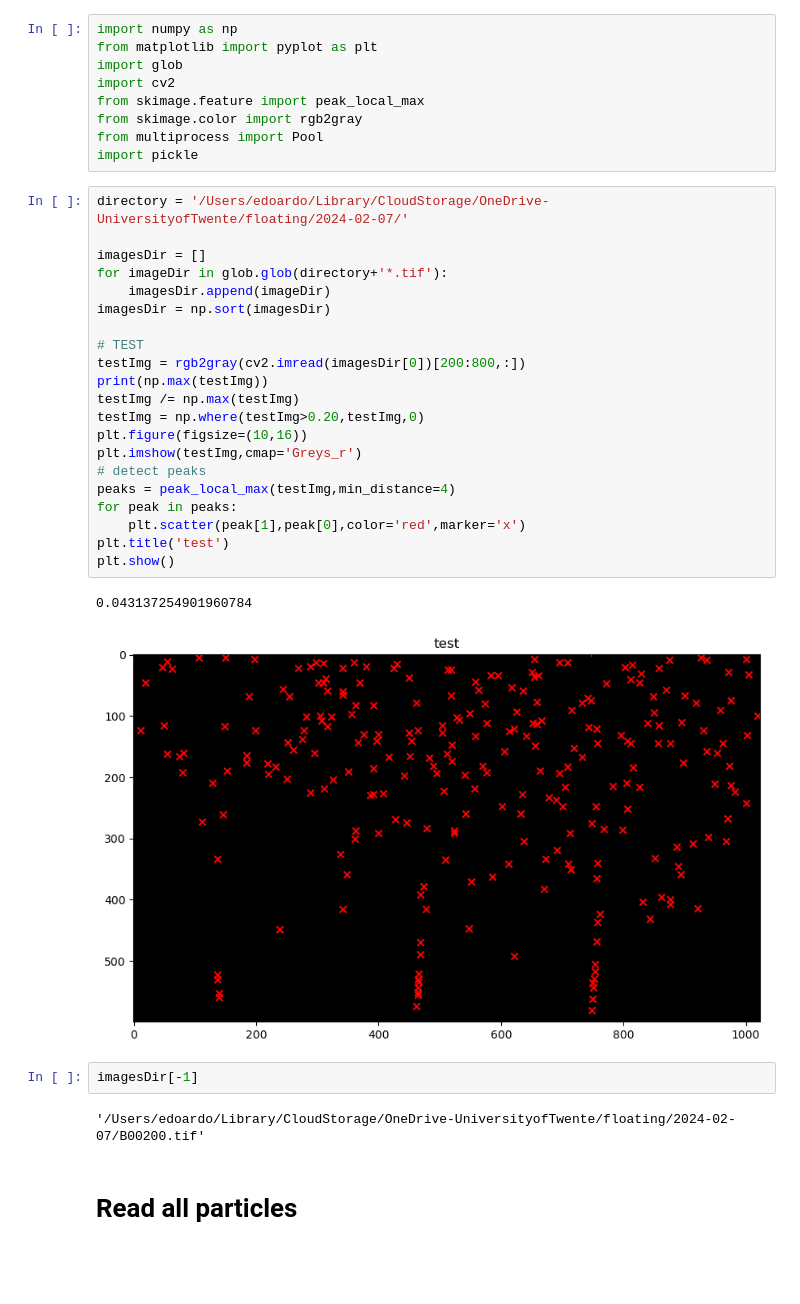
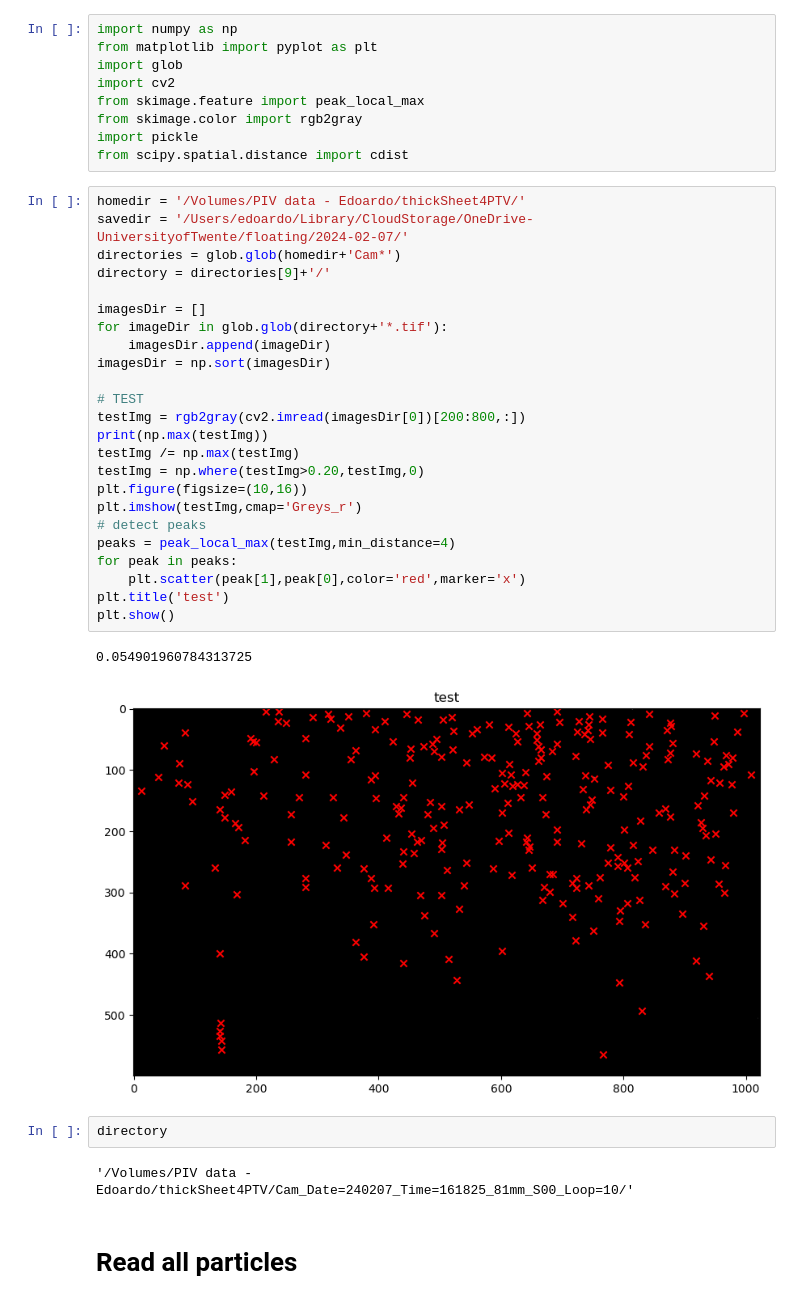
Before and after one commit to ebellincioni/floatingIce, a Jupyter notebook: 24-02-08_PTV_thickSheet.ipynb, the cells around one changed output. Saved outputs shown, nothing was run; the diff lists cells and outputs as text; blank space fills up the shorter version.

```diff
--- a/24-02-08_PTV_thickSheet.ipynb
+++ b/24-02-08_PTV_thickSheet.ipynb
@@ -5,36 +5,39 @@ import glob
 import cv2
 from skimage.feature import peak_local_max
 from skimage.color import rgb2gray
-from multiprocess import Pool
 import pickle
+from scipy.spatial.distance import cdist
 # %%
-directory = '/Users/edoardo/Library/CloudStorage/OneDrive-UniversityofTwente/floating/2024-02-07/'
+homedir = '/Volumes/PIV data - Edoardo/thickSheet4PTV/'
+savedir = '/Users/edoardo/Library/CloudStorage/OneDrive-UniversityofTwente/floating/2024-02-07/'
+directories = glob.glob(homedir+'Cam*')
+directory = directories[9]+'/'
 
 imagesDir = []
 for imageDir in glob.glob(directory+'*.tif'):
     imagesDir.append(imageDir)
 imagesDir = np.sort(imagesDir)
 
 # TEST
 testImg = rgb2gray(cv2.imread(imagesDir[0])[200:800,:])
 print(np.max(testImg))
 testImg /= np.max(testImg)
 testImg = np.where(testImg>0.20,testImg,0)
 plt.figure(figsize=(10,16))
 plt.imshow(testImg,cmap='Greys_r')
 # detect peaks
 peaks = peak_local_max(testImg,min_distance=4)
 for peak in peaks:
     plt.scatter(peak[1],peak[0],color='red',marker='x')
 plt.title('test')
 plt.show()
 # %% [output]
-0.043137254901960784
+0.054901960784313725
-[figure, old version]
+[figure, new version]
-# %%
-imagesDir[-1]
-# %% [output]
-'/Users/edoardo/Library/CloudStorage/OneDrive-UniversityofTwente/floating/2024-02-07/B00200.tif'
+# %%
+directory
+# %% [output]
+'/Volumes/PIV data - Edoardo/thickSheet4PTV/Cam_Date=240207_Time=161825_81mm_S00_Loop=10/'
 # %% [markdown]
 # Read all particles
 # %%
```
Also changed, not shown: parts of 14 cells of this notebook, 3 other files.
